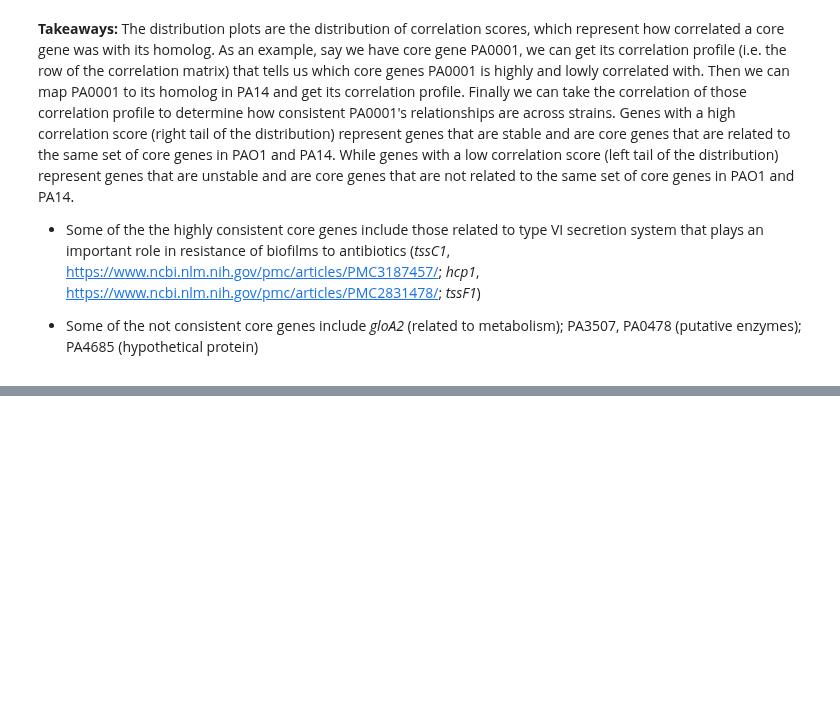
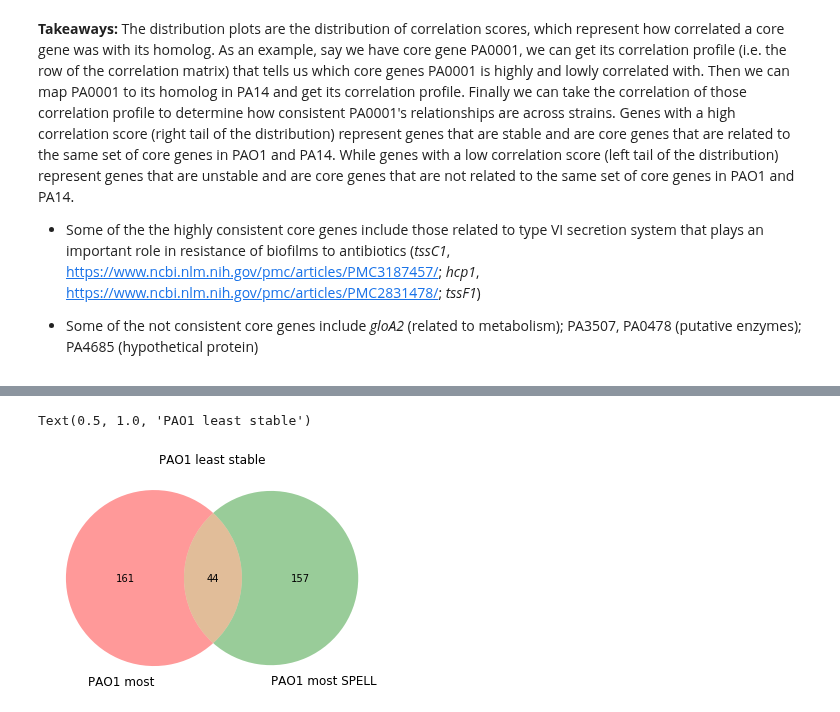
Before and after one commit to greenelab/core-accessory-interactome, a Jupyter notebook: 3_core_core_analysis/1_core_core_relationships_across_strains.ipynb, the cells around one changed output, grey strips where cells are left out. Saved outputs shown, nothing was run; the diff lists cells and outputs as text; code cells hidden in the pictures; blank space fills up the shorter version.

```diff
--- a/3_core_core_analysis/1_core_core_relationships_across_strains.ipynb
+++ b/3_core_core_analysis/1_core_core_relationships_across_strains.ipynb
@@ -466,0 +524,15 @@ The distribution plots are the distribution of correlation scores, which represe
+# %%
+# Get least stable genes
+pao1_least_stable = pao1_similarity_scores[
+    pao1_similarity_scores["label"] == "least stable"
+].index
+pao1_least_stable_spell = pao1_similarity_scores_spell[
+    pao1_similarity_scores_spell["label"] == "least stable"
+].index
+
+pa14_least_stable = pa14_similarity_scores[
+    pa14_similarity_scores["label"] == "least stable"
+].index
+pa14_least_stable_spell = pa14_similarity_scores_spell[
+    pa14_similarity_scores_spell["label"] == "least stable"
+].index
@@ -466,0 +581,9 @@ The distribution plots are the distribution of correlation scores, which represe
+# %%
+venn2(
+    [set(pao1_least_stable), set(pao1_least_stable_spell)],
+    set_labels=("PAO1 most", "PAO1 most SPELL"),
+)
+plt.title("PAO1 least stable")
+# %% [output]
+Text(0.5, 1.0, 'PAO1 least stable')
+[figure, added]
```
Also changed, not shown: parts of 21 cells of this notebook, 3 other files.
